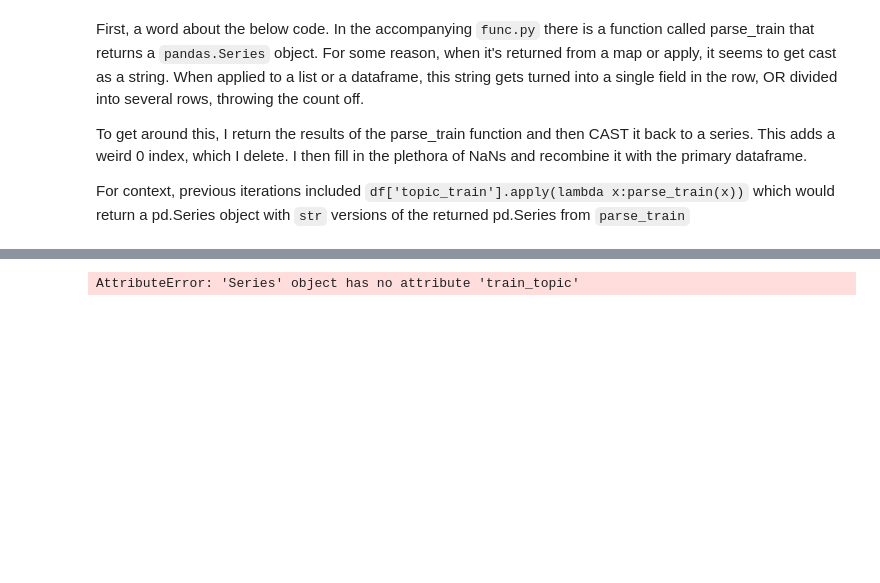
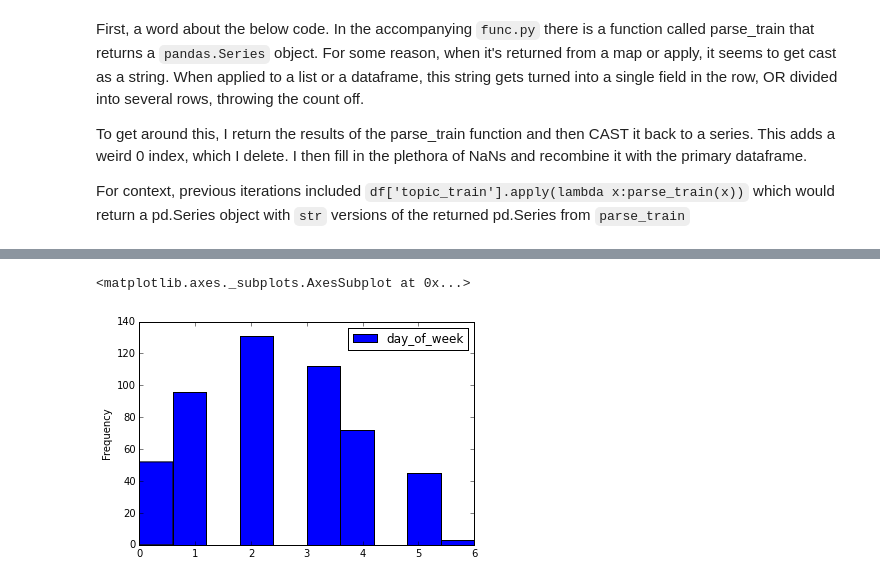
Before and after one commit to lovettbarron/caltrain-predict, a Jupyter notebook: 01explore.ipynb, the cells around one changed output, grey strips where cells are left out. Drawn from its saved outputs; the diff is of its cells as text; code cells hidden in the pictures; blank space fills up the shorter version.

```diff
--- a/01explore.ipynb
+++ b/01explore.ipynb
@@ -252,4 +286,5 @@ list(df.columns.values)
-# %%
-rank_late(df.iloc[1])
-# %% [output]
-AttributeError: 'Series' object has no attribute 'train_topic'
+# %%
+df.plot(x='time_of_day',y='day_of_week',kind='hist')
+# %% [output]
+<matplotlib.axes._subplots.AxesSubplot at 0x...>
+[figure, added]
```
Also changed, not shown: parts of 16 cells of this notebook, 2 other files.
